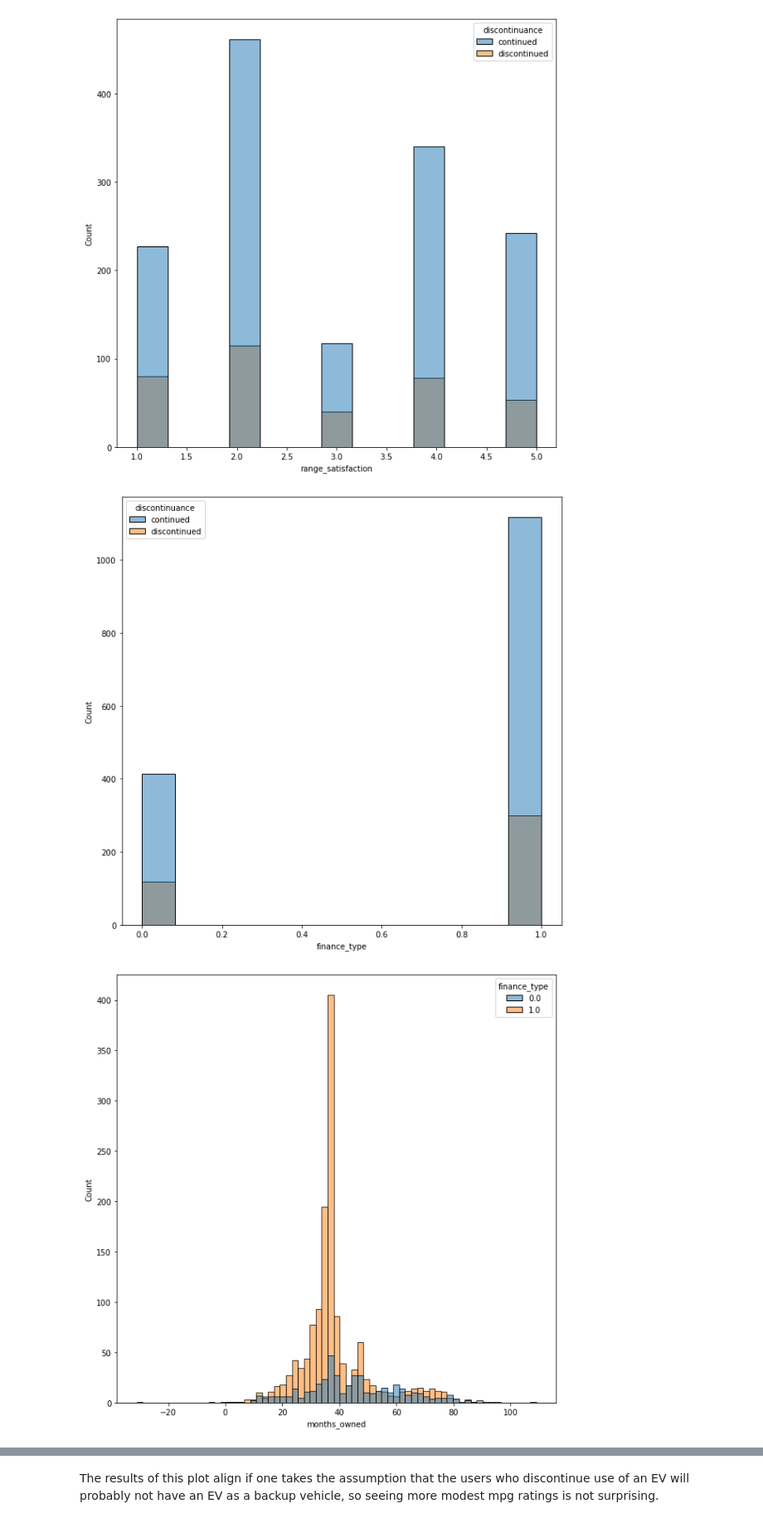
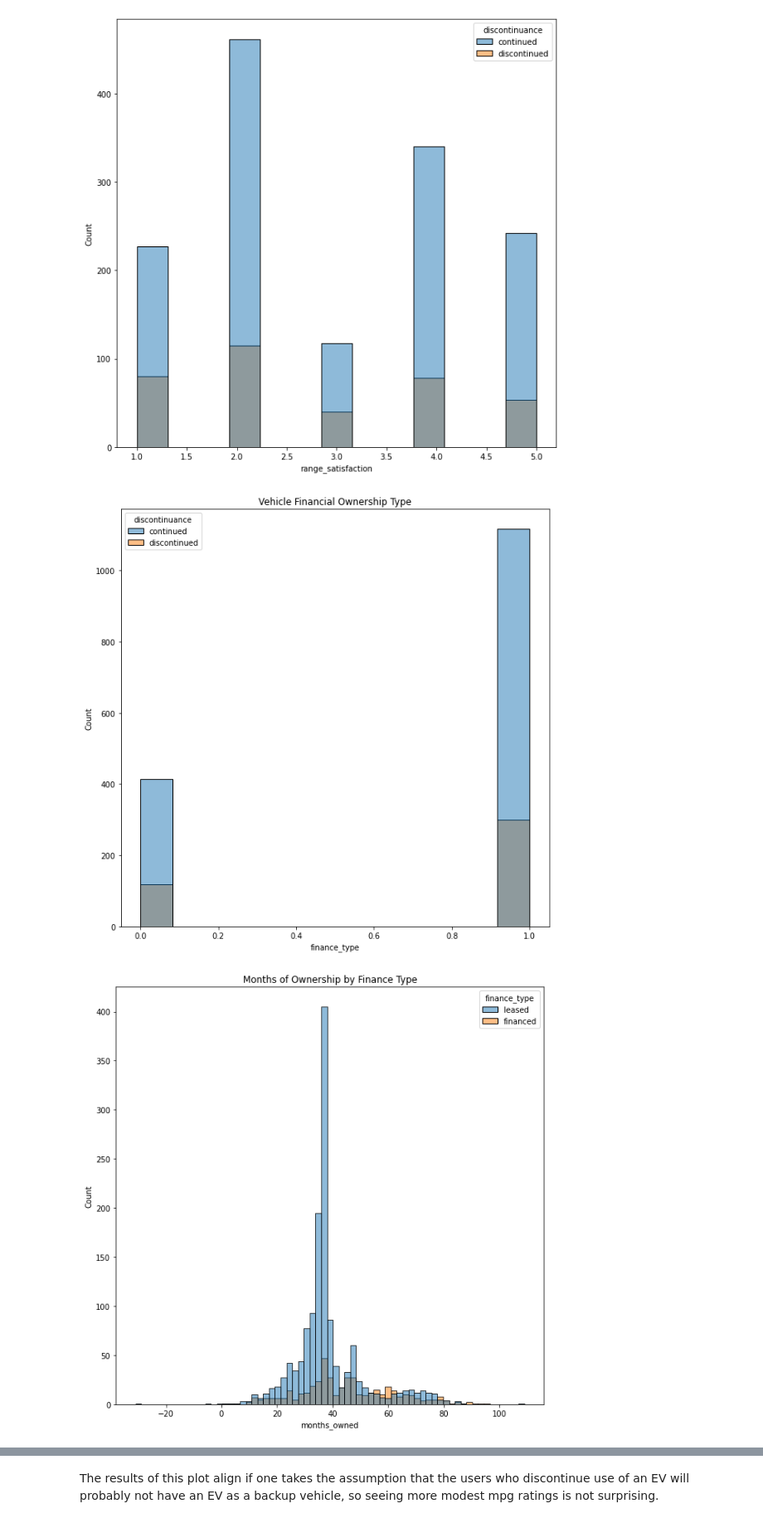
Before and after one commit to mrpalazz/ev_prediction_analytics, a Jupyter notebook: Notebooks/2.3.1 EDA.ipynb, the cells around one changed output, grey strips where cells are left out. Shown: that part at 83% size. Cells and saved outputs as stored; diff of their text form; code cells hidden in the pictures.

```diff
--- a/Notebooks/2.3.1 EDA.ipynb
+++ b/Notebooks/2.3.1 EDA.ipynb
@@ -34,9 +34,10 @@ Objective
 * Evaluate feature relationships
 * Evaluate statistical relationship strengths using Pearson or other method
 # %%
-def seabornhist(size=(10,10), data=None, hue_c=None, x=None):
+def seabornhist(size=(10,10), data=None, hue_c=None, x=None, title=None):
     fig, ax = plt.subplots(figsize=size)
     ax = sns.histplot(x=x, data= data, hue = hue_c, ax=ax)
+    plt.title(title)
     plt.show()
     return
 
@@ -73,0 +77,6 @@ ev_survey_wrangled_hasna.head()
+# %%
+di_map = {0 : 'financed', 1 : 'leased'}
+# %%
+di_map
+a = ev_survey_wrangled_hasna.replace({"finance_type":di_map})
+a
@@ -87,12 +110,12 @@ plt.show()
 # %% [output]
 [figure]
 # %%
-seabornhist(size=(10,10), data=ev_survey_wrangled_hasna, hue_c='discontinuance', x='finance_type')
+seabornhist(size=(10,10), data=ev_survey_wrangled_hasna, hue_c='discontinuance', x='finance_type', title='Vehicle Financial Ownership Type')
 plt.show()
 # %% [output]
-[figure, old version]
+[figure, new version]
 # %%
-seabornhist(size=(10,10), data=ev_survey_wrangled_hasna, hue_c='finance_type', x='months_owned')
+seabornhist(size=(10,10), data=ev_survey_wrangled_hasna, hue_c=a.finance_type, x='months_owned', title='Months of Ownership by Finance Type')
 plt.show()
 # %% [output]
-[figure, old version]
+[figure, new version]
```
Also changed, not shown: parts of 14 cells of this notebook, 6 other files.
